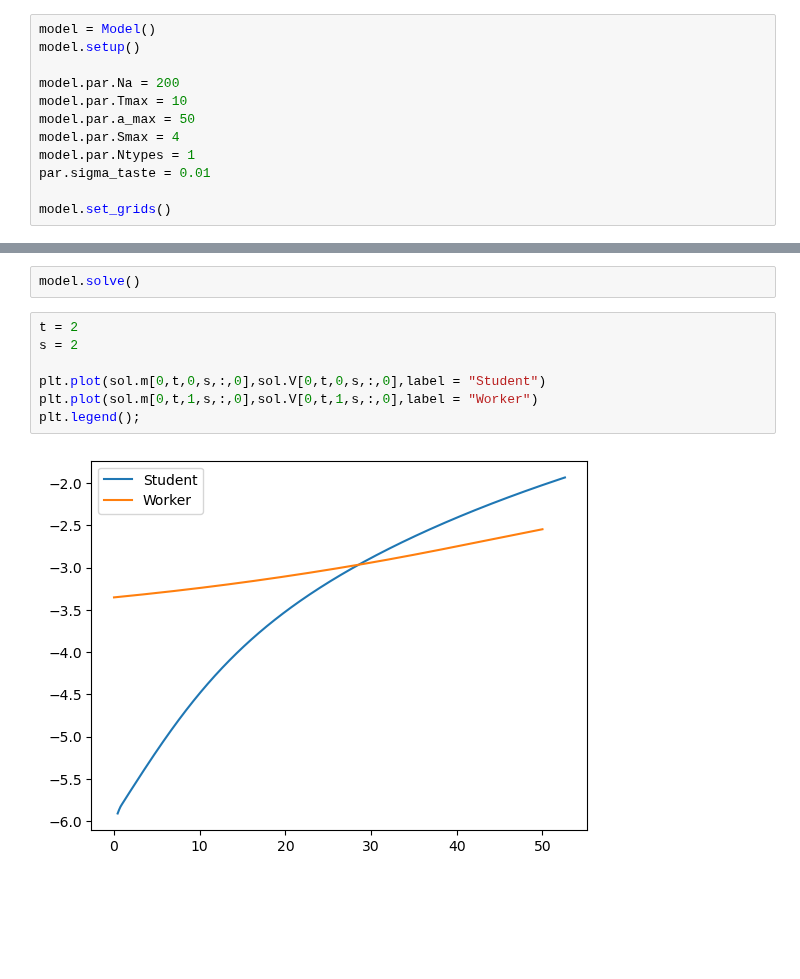
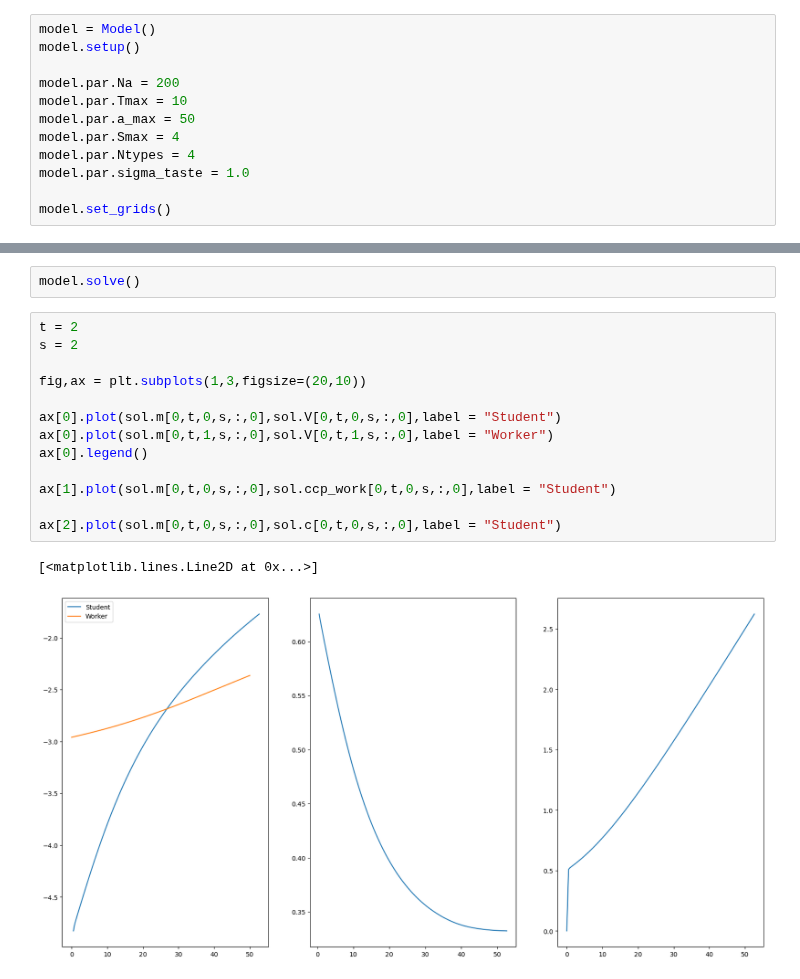
Before and after one commit to ansofol/DP_term_paper, a Jupyter notebook: main_model/test_run.ipynb, the cells around one changed output, grey strips where cells are left out. Saved outputs shown, nothing was run; the diff lists cells and outputs as text; blank space fills up the shorter version.

Commit message:
Sæt model sammen 2

```diff
--- a/main_model/test_run.ipynb
+++ b/main_model/test_run.ipynb
@@ -15,8 +15,8 @@ model.par.Na = 200
 model.par.Tmax = 10
 model.par.a_max = 50
 model.par.Smax = 4
-model.par.Ntypes = 1
-par.sigma_taste = 0.01
+model.par.Ntypes = 4
+model.par.sigma_taste = 1.0
 
 model.set_grids()
 # %%
@@ -27,9 +27,16 @@ model.solve()
 # %%
 t = 2
 s = 2
 
-plt.plot(sol.m[0,t,0,s,:,0],sol.V[0,t,0,s,:,0],label = "Student")
-plt.plot(sol.m[0,t,1,s,:,0],sol.V[0,t,1,s,:,0],label = "Worker")
-plt.legend();
+fig,ax = plt.subplots(1,3,figsize=(20,10))
+
+ax[0].plot(sol.m[0,t,0,s,:,0],sol.V[0,t,0,s,:,0],label = "Student")
+ax[0].plot(sol.m[0,t,1,s,:,0],sol.V[0,t,1,s,:,0],label = "Worker")
+ax[0].legend()
+
+ax[1].plot(sol.m[0,t,0,s,:,0],sol.ccp_work[0,t,0,s,:,0],label = "Student")
+
+ax[2].plot(sol.m[0,t,0,s,:,0],sol.c[0,t,0,s,:,0],label = "Student")
 # %% [output]
+[<matplotlib.lines.Line2D at 0x...>]
-[figure, old version]
+[figure, new version]
```
Also changed, not shown: parts of 2 cells of this notebook.
